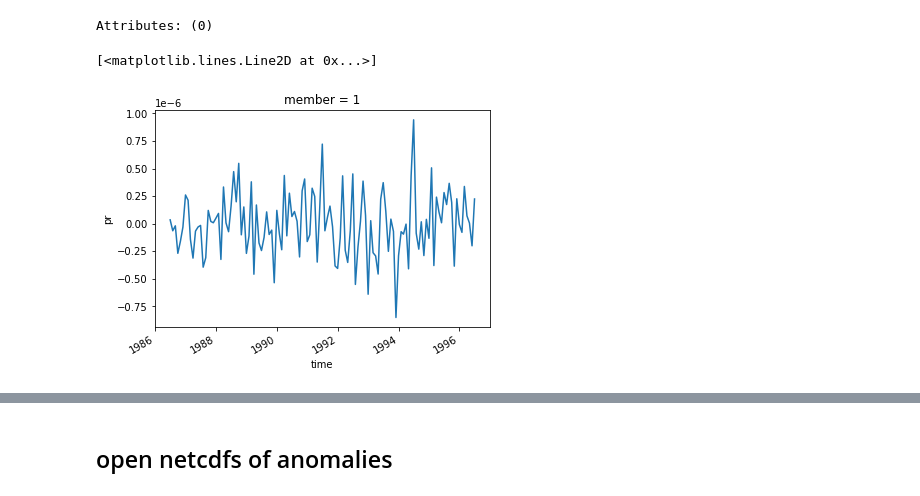
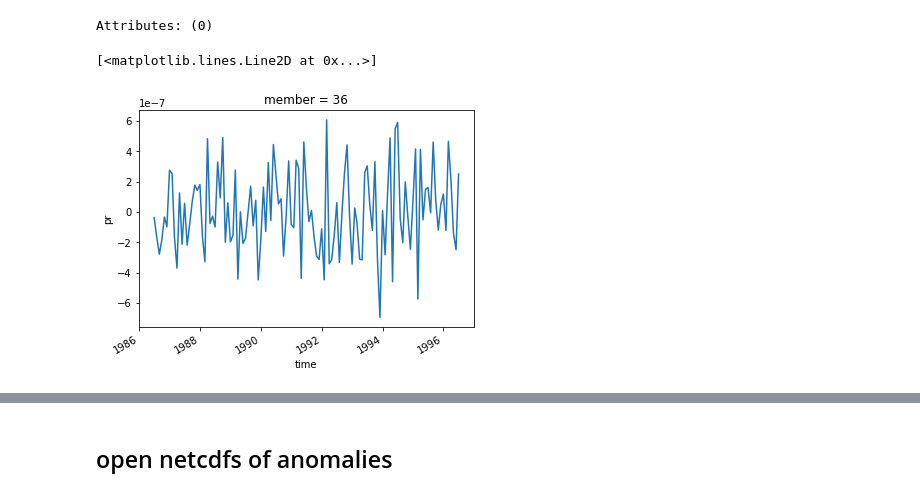
Before and after one commit to kbongi/reanalysis, a Jupyter notebook: R_netcdfs_for_Superposed_Epoch_Analysis_global_2021.09.08.ipynb, the cells around one changed output, grey strips where cells are left out. Drawn from its saved outputs; the diff is of its cells as text; code cells hidden in the pictures.

```diff
--- a/R_netcdfs_for_Superposed_Epoch_Analysis_global_2021.09.08.ipynb
+++ b/R_netcdfs_for_Superposed_Epoch_Analysis_global_2021.09.08.ipynb
@@ -52,7 +49,7 @@ members = [*range(1,70),*range(71,81)]
 if var == 'tmp':
     print('var=tmp')
     tmp_paths = [f"/g/data/w48/kb6999/Reanalysis/20CR_TMP_raw_members/R_raw_Glob_TMP{m:02d}.nc" for m in members]
-    ds_tmp = xr.open_mfdataset(tmp_paths, combine='nested', concat_dim='member', chunks={'time': 200})
+    ds_tmp = xr.open_mfdataset(tmp_paths, combine='nested', concat_dim='member', chunks={'time': 100})
     ds_tmp.coords['member'] = members
     reanal = xr.Dataset({'tmp': ds_tmp.TMP})
 
@@ -60,7 +57,7 @@ if var == 'tmp':
 if var == 'pr':
     print('var=pr')
     pr_paths = [f"/g/data/w48/kb6999/Reanalysis/20CR_PRATE_raw_members/R_raw_Glob_PRATE{m:02d}.nc" for m in members]
-    ds_pr = xr.open_mfdataset(pr_paths, combine='nested', concat_dim='member', chunks={'time': 200})
+    ds_pr = xr.open_mfdataset(pr_paths, combine='nested', concat_dim='member', chunks={'time': 100})
     ds_pr.coords['member'] = members
     reanal = xr.Dataset({'pr': ds_pr.PRATE})
 # %% [output]
@@ -164,8 +159,7 @@ Attributes: (0)
 # S_anom = SantaMaria.groupby('time.month') - S_mon_clim_Glob
 # A_anom = Agung.groupby('time.month') - A_mon_clim_Glob
 # E_anom = ElChicon.groupby('time.month') - E_mon_clim_Glob
-with dask.config.set(**{'array.slicing.split_large_chunks': True}):
-    P_anom = Pinatubo.groupby('time.month') - P_mon_clim_Glob
+P_anom = Pinatubo.groupby('time.month') - P_mon_clim_Glob
 P_anom
 # %% [output]
 <xarray.Dataset> Dimensions: (lat: 256, lon: 512, member: 79, time: 121) Coordinates: * time (time) datetime64[ns] 1986-06-30 1986-07-31 ... 1996-06-30 * lon (lon) float64 0.0 0.7031 1.406 2.109 ... 3 ...
@@ -188,7 +182,7 @@ dask.array<chunksize=(1, 1, 256, 512), meta=np.ndarray>
 | Array Chunk Bytes 9.33 GiB 1.00 M... |  |
 Attributes: (0)
 # %%
-P_anom.mean(dim=['lat','lon']).sel(member=1).pr.plot()
+P_anom.mean(dim=['lat','lon']).sel(member=36).pr.plot()
 # %% [output]
 [<matplotlib.lines.Line2D at 0x...>]
-[figure, old version]
+[figure, new version]
```
Also changed, not shown: parts of 36 cells of this notebook, 5 other files.
